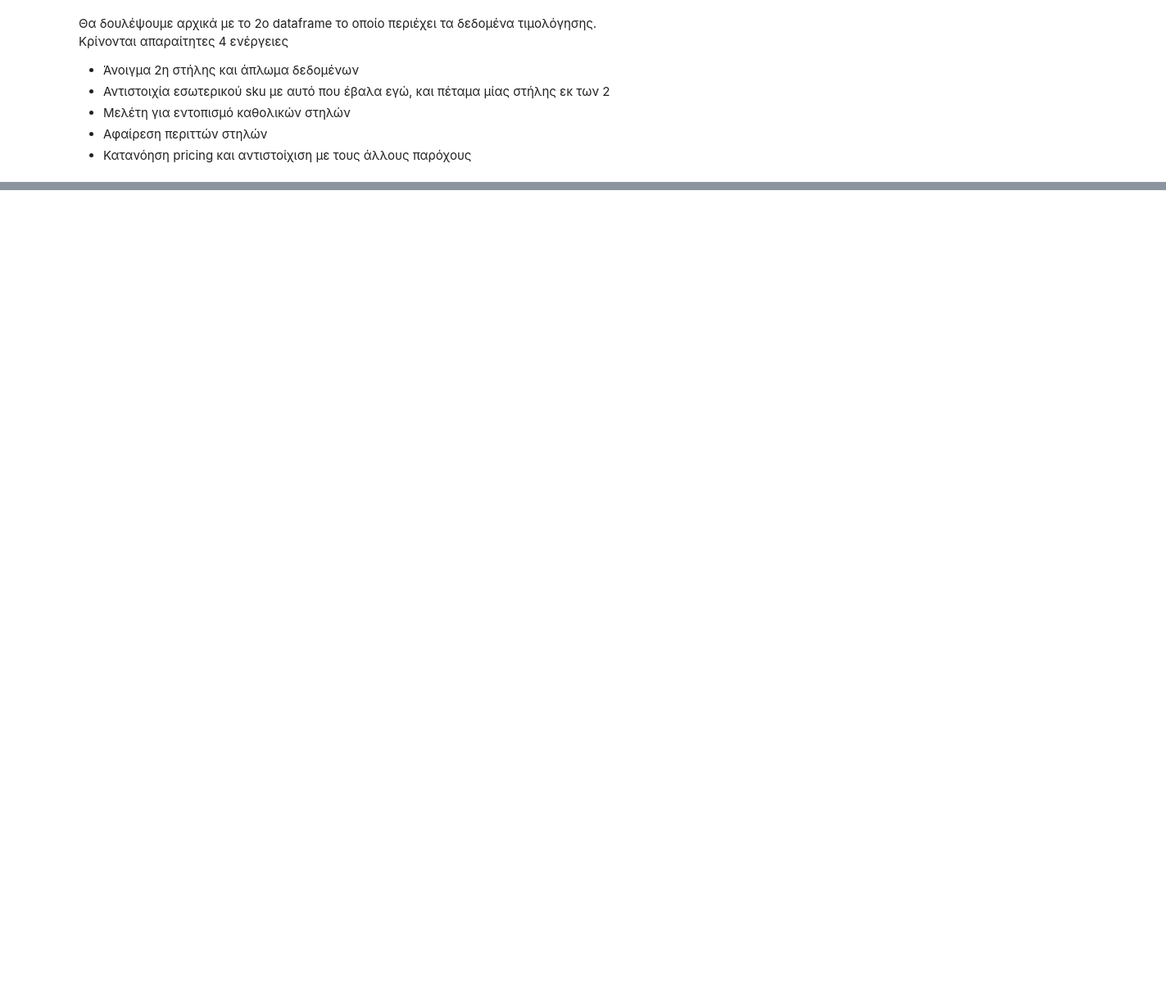
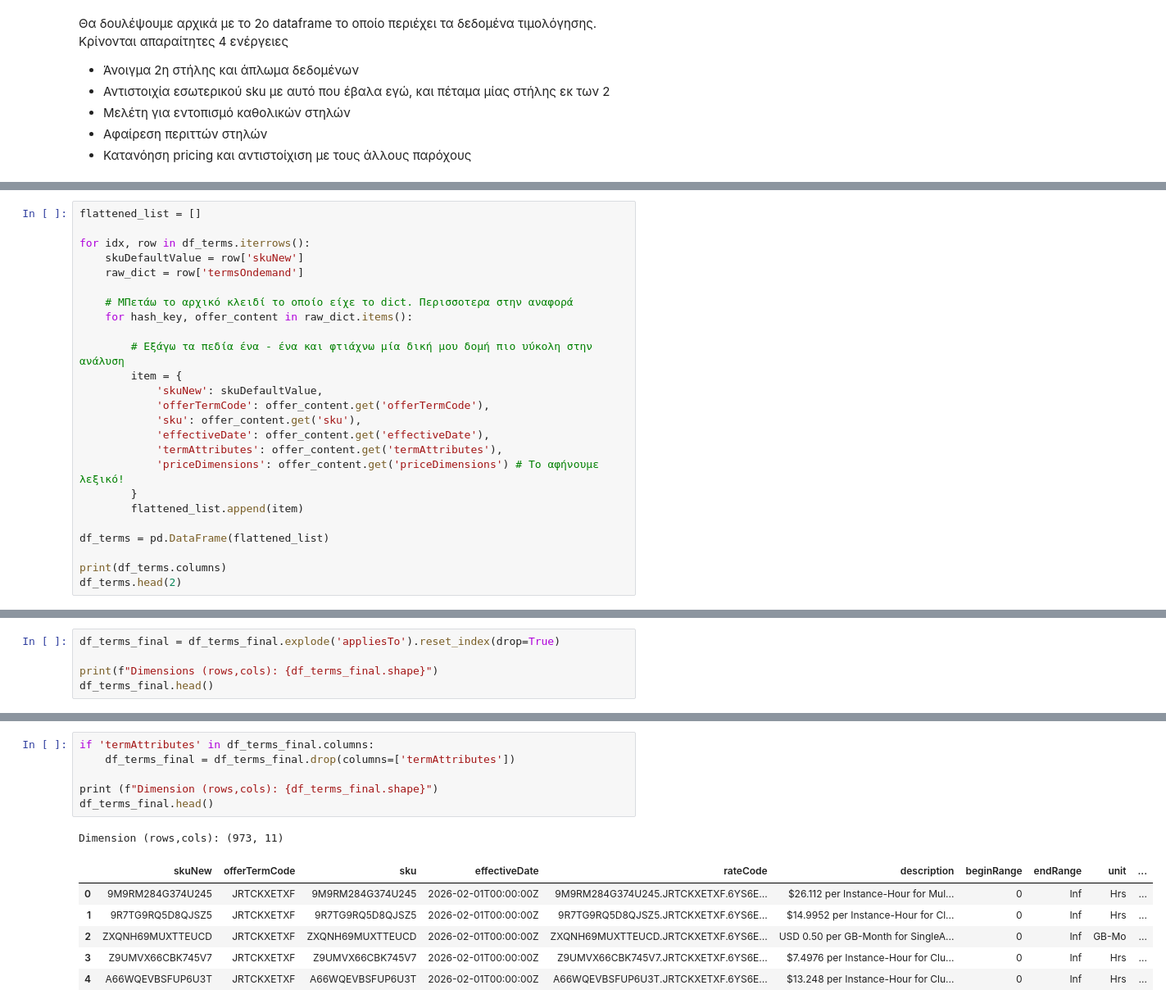
Before and after one commit to PanosVaritis/Pricing-ops-api, a Jupyter notebook: notebooks/aws_eda.ipynb, the cells around one changed output, grey strips where cells are left out. Shown at 82% size. Saved outputs shown, nothing was run; the diff lists cells and outputs as text; blank space fills up the shorter version.

Commit message:
Took all aws data and started cleaning those regarding pricing

```diff
--- a/notebooks/aws_eda.ipynb
+++ b/notebooks/aws_eda.ipynb
@@ -116,0 +141,25 @@ Terms DataFrame: Rows = 973, Columns = 2
+# %%
+flattened_list = []
+
+for idx, row in df_terms.iterrows():
+    skuDefaultValue = row['skuNew']
+    raw_dict = row['termsOndemand']
+
+    # ΜΠετάω το αρχικό κλειδί το οποίο είχε το dict. Περισσοτερα στην αναφορά
+    for hash_key, offer_content in raw_dict.items():
+
+        # Εξάγω τα πεδία ένα - ένα και φτιάχνω μία δική μου δομή πιο υύκολη στην ανάλυση
+        item = {
+            'skuNew': skuDefaultValue,
+            'offerTermCode': offer_content.get('offerTermCode'),
+            'sku': offer_content.get('sku'),
+            'effectiveDate': offer_content.get('effectiveDate'),
+            'termAttributes': offer_content.get('termAttributes'),
+            'priceDimensions': offer_content.get('priceDimensions') # Το αφήνουμε λεξικό!
+        }
+        flattened_list.append(item)
+
+df_terms = pd.DataFrame(flattened_list)
+
+print(df_terms.columns)
+df_terms.head(2)
@@ -116,0 +239,5 @@ Terms DataFrame: Rows = 973, Columns = 2
+# %%
+df_terms_final = df_terms_final.explode('appliesTo').reset_index(drop=True)
+
+print(f"Dimensions (rows,cols): {df_terms_final.shape}")
+df_terms_final.head()
@@ -116,0 +252,14 @@ Terms DataFrame: Rows = 973, Columns = 2
+# %%
+if 'termAttributes' in df_terms_final.columns:
+    df_terms_final = df_terms_final.drop(columns=['termAttributes'])
+
+print (f"Dimension (rows,cols): {df_terms_final.shape}")
+df_terms_final.head()
+# %% [output]
+Dimension (rows,cols): (973, 11)
+|  | skuNew | offerTermCode | sku | effectiveDate | rateCode | description | beginRange | endRange | unit | ... |
+| 0 | 9M9RM284G374U245 | JRTCKXETXF | 9M9RM284G374U245 | 2026-02-01T00:00:00Z | 9M9RM284G374U245.JRTCKXETXF.6YS6E... | $26.112 per Instance-Hour for Mul... | 0 | Inf | Hrs | ... |
+| 1 | 9R7TG9RQ5D8QJSZ5 | JRTCKXETXF | 9R7TG9RQ5D8QJSZ5 | 2026-02-01T00:00:00Z | 9R7TG9RQ5D8QJSZ5.JRTCKXETXF.6YS6E... | $14.9952 per Instance-Hour for Cl... | 0 | Inf | Hrs | ... |
+| 2 | ZXQNH69MUXTTEUCD | JRTCKXETXF | ZXQNH69MUXTTEUCD | 2026-02-01T00:00:00Z | ZXQNH69MUXTTEUCD.JRTCKXETXF.6YS6E... | USD 0.50 per GB-Month for SingleA... | 0 | Inf | GB-Mo | ... |
+| 3 | Z9UMVX66CBK745V7 | JRTCKXETXF | Z9UMVX66CBK745V7 | 2026-02-01T00:00:00Z | Z9UMVX66CBK745V7.JRTCKXETXF.6YS6E... | $7.4976 per Instance-Hour for Clu... | 0 | Inf | Hrs | ... |
+| 4 | A66WQEVBSFUP6U3T | JRTCKXETXF | A66WQEVBSFUP6U3T | 2026-02-01T00:00:00Z | A66WQEVBSFUP6U3T.JRTCKXETXF.6YS6E... | $13.248 per Instance-Hour for Clu... | 0 | Inf | Hrs | ... |
```
Also changed, not shown: parts of 15 cells of this notebook.
